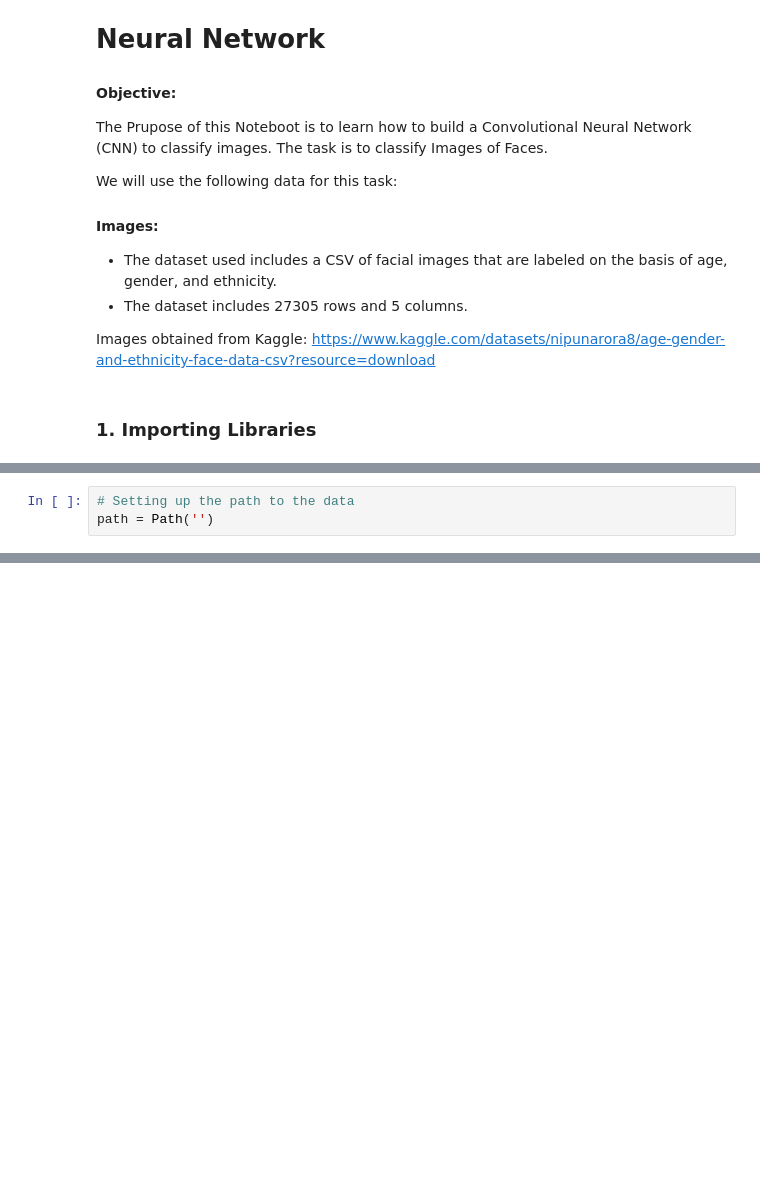
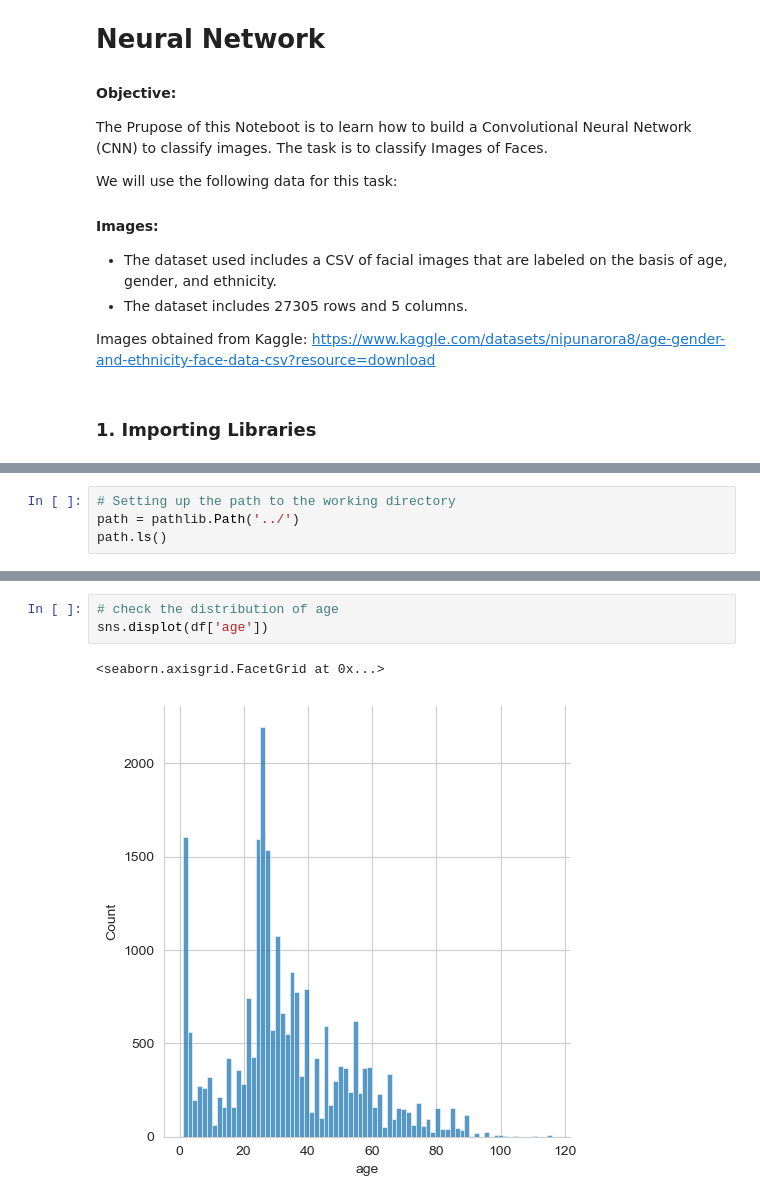
Before and after one commit to SimonB97/img-classification, a Jupyter notebook: src/01_image_classification.ipynb, the cells around one changed output, grey strips where cells are left out. Drawn from its saved outputs; the diff is of its cells as text; blank space fills up the shorter version.

```diff
--- a/src/01_image_classification.ipynb
+++ b/src/01_image_classification.ipynb
@@ -27,3 +30,4 @@ import cv2
 # %%
-# Setting up the path to the data
-path = Path('')
+# Setting up the path to the working directory
+path = pathlib.Path('../')
+path.ls()
@@ -29,0 +99,6 @@ path = Path('')
+# %%
+# check the distribution of age
+sns.displot(df['age'])
+# %% [output]
+<seaborn.axisgrid.FacetGrid at 0x...>
+[figure, added]
```
Also changed, not shown: parts of 14 cells of this notebook, 1 other file.
